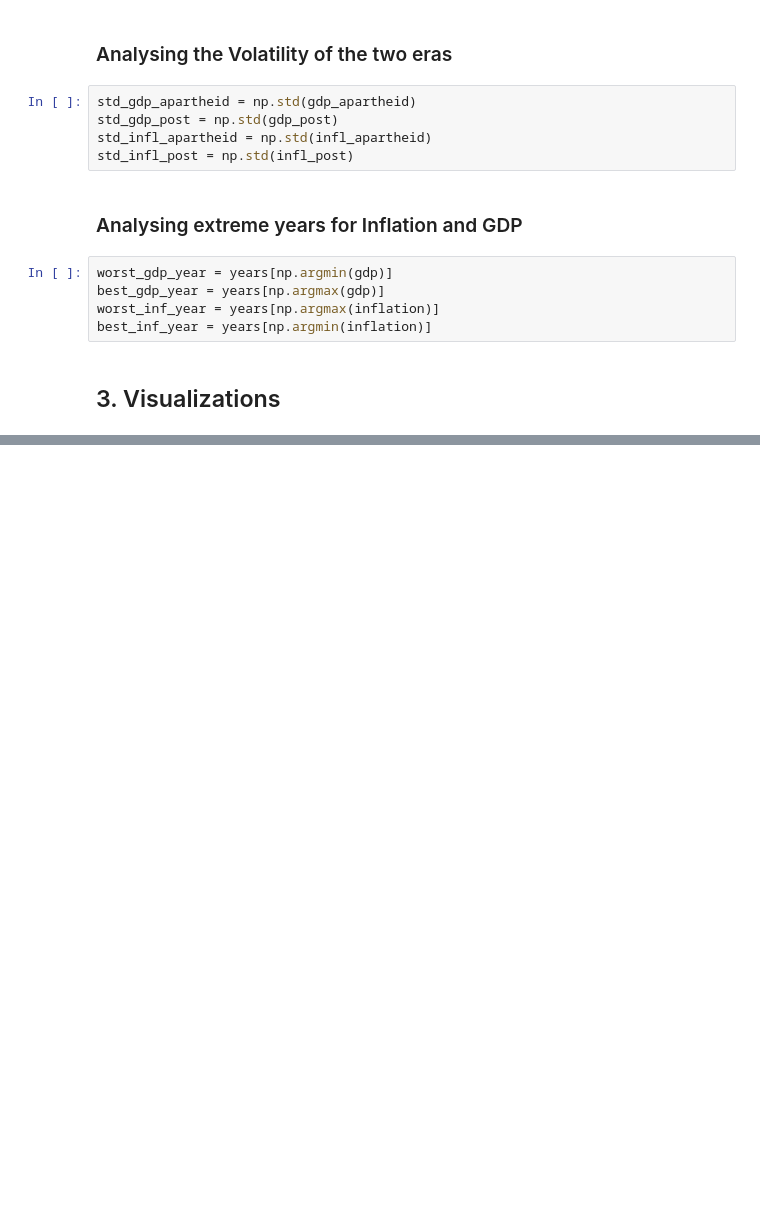
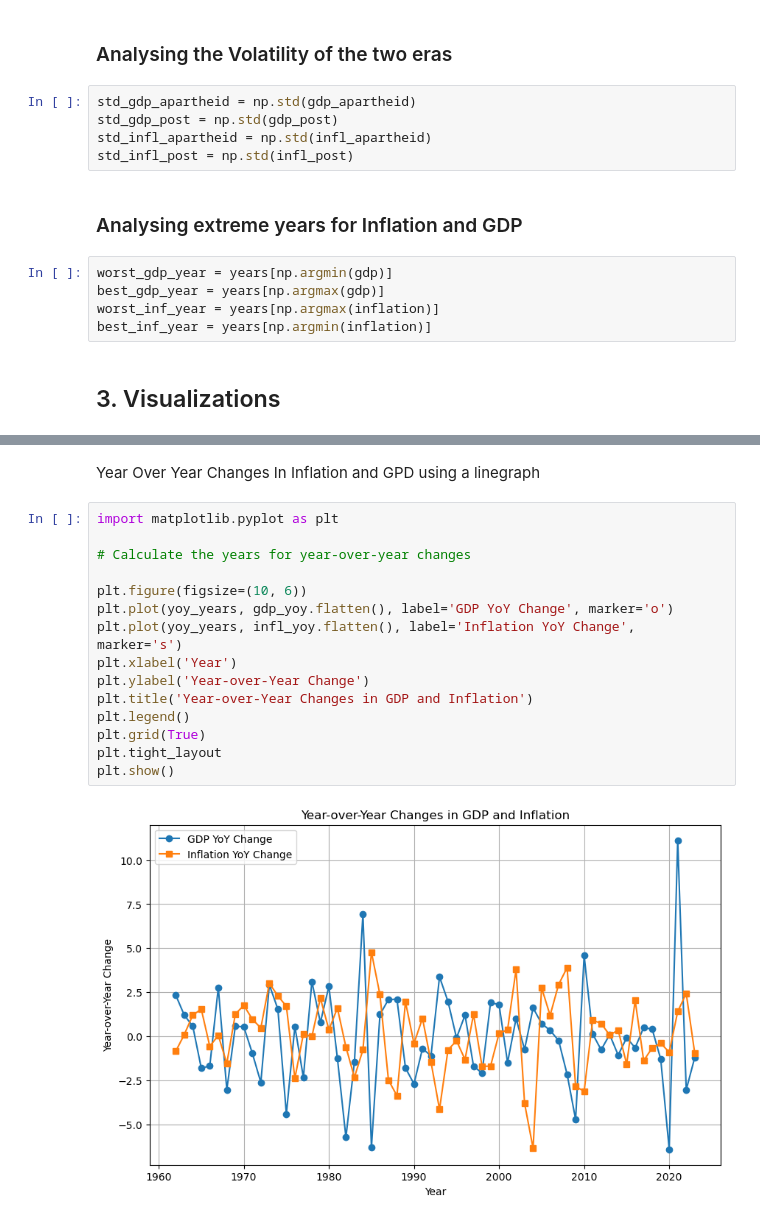
Before and after one commit to Tumelo-Jane/Data_analysis_and_visualisation_assignment, a Jupyter notebook: python_analytics/falang.ipynb, the cells around one changed output, grey strips where cells are left out. Cells and saved outputs as stored; diff of their text form; blank space fills up the shorter version.

```diff
--- a/python_analytics/falang.ipynb
+++ b/python_analytics/falang.ipynb
@@ -303,0 +245,19 @@ plt.show()
+# %% [markdown]
+Year Over Year Changes In Inflation and GPD using a linegraph
+# %%
+import matplotlib.pyplot as plt
+
+# Calculate the years for year-over-year changes
+
+plt.figure(figsize=(10, 6))
+plt.plot(yoy_years, gdp_yoy.flatten(), label='GDP YoY Change', marker='o')
+plt.plot(yoy_years, infl_yoy.flatten(), label='Inflation YoY Change', marker='s')
+plt.xlabel('Year')
+plt.ylabel('Year-over-Year Change')
+plt.title('Year-over-Year Changes in GDP and Inflation')
+plt.legend()
+plt.grid(True)
+plt.tight_layout
+plt.show()
+# %% [output]
+[figure, added]
```
Also changed, not shown: parts of 23 cells of this notebook.
